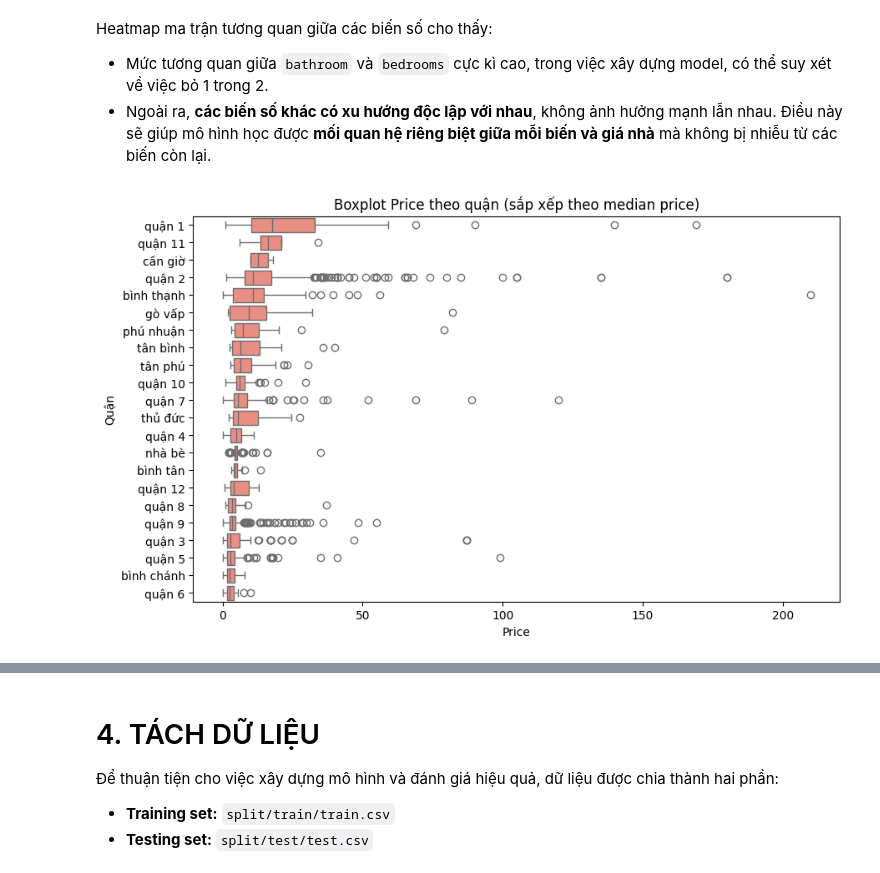
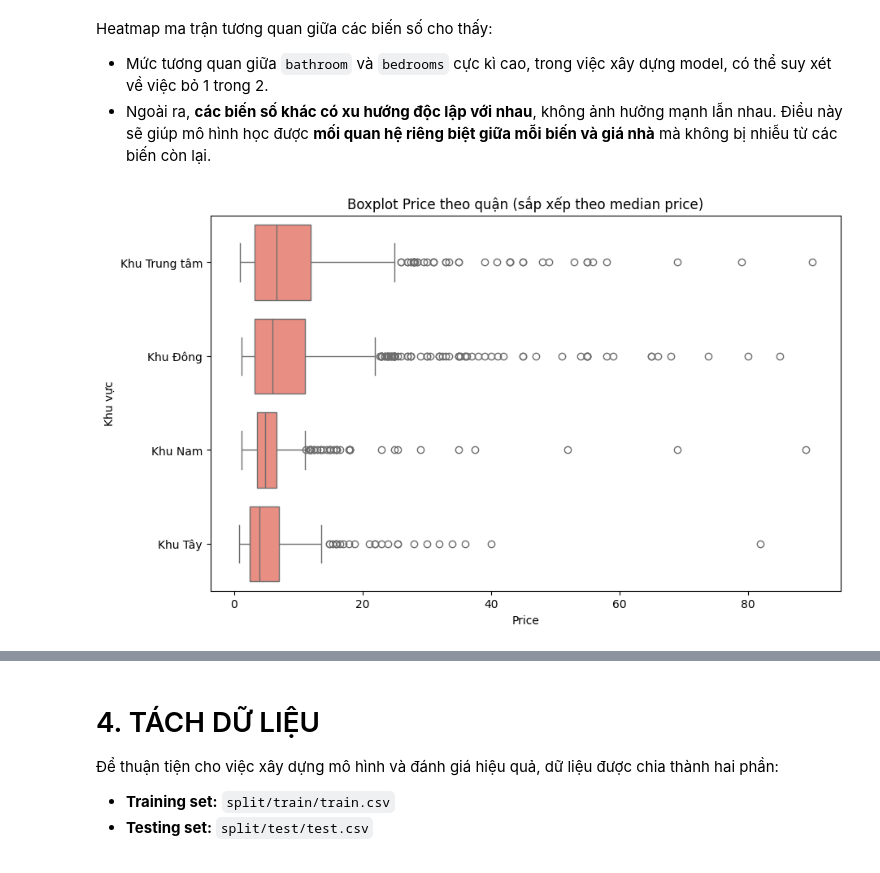
Before and after one commit to thloc1212/INTROML, a Jupyter notebook: notebook/eda.ipynb, the cells around one changed output, grey strips where cells are left out. Cells and saved outputs as stored; diff of their text form; code cells hidden in the pictures.

```diff
--- a/notebook/eda.ipynb
+++ b/notebook/eda.ipynb
@@ -140,0 +385,5 @@ Những giá trị này có thể không phản ánh đúng dữ liệu thực t
+# %%
+drop_price_lower_bound = 0.5  # 500 triệu
+drop_price_upper_bound = 100  # 100 tỷ
+
+df = df[(df['price'] >= drop_price_lower_bound) & (df['price'] <= drop_price_upper_bound)].reset_index(drop=True)
@@ -140,0 +397,5 @@ Những giá trị này có thể không phản ánh đúng dữ liệu thực t
+# %%
+drop_area_lower_bound = 10  # 10 m2
+drop_area_upper_bound = 500  # 500 m2
+
+df = df[(df['area'] >= drop_area_lower_bound) & (df['area'] <= drop_area_upper_bound)].reset_index(drop=True)
@@ -140,0 +407,3 @@ Những giá trị này có thể không phản ánh đúng dữ liệu thực t
+# %%
+drop_bedrooms_upper_bound = 10
+df = df[df['bedrooms'] <= drop_bedrooms_upper_bound].reset_index(drop=True)
@@ -140,0 +417,5 @@ Những giá trị này có thể không phản ánh đúng dữ liệu thực t
+# %%
+drop_bathrooms_lower_bound = 1
+drop_bathrooms_upper_bound = 10
+
+df = df[(df['bathrooms'] >= drop_bathrooms_lower_bound) & (df['bathrooms'] <= drop_bathrooms_upper_bound)].reset_index(drop=True)
@@ -210,20 +537,20 @@ Heatmap ma trận tương quan giữa các biến số cho thấy:
 - Mức tương quan giữa `bathroom` và `bedrooms` cực kì cao, trong việc xây dựng model, có thể suy xét về việc bỏ 1 trong 2.
 - Ngoài ra, **các biến số khác có xu hướng độc lập với nhau**, không ảnh hưởng mạnh lẫn nhau. Điều này sẽ giúp mô hình học được **mối quan hệ riêng biệt giữa mỗi biến và giá nhà** mà không bị nhiễu từ các biến còn lại.
 # %%
-median_by_address = df.groupby('address')['price'].median().sort_values(ascending=False)
+median_by_address = df.groupby('region')['price'].median().sort_values(ascending=False)
 sorted_addresses = median_by_address.index.tolist()
 
 plt.figure(figsize=(10,6))
 sns.boxplot(
-    y='address',
+    y='region',
     x='price',
     data=df,
     order=sorted_addresses,
     color='salmon'
 )
 plt.xlabel("Price")
-plt.ylabel("Quận")
+plt.ylabel("Khu vực")
 plt.title("Boxplot Price theo quận (sắp xếp theo median price)")
 plt.show()
 # %% [output]
-[figure, old version]
+[figure, new version]
```
Also changed, not shown: parts of 45 cells of this notebook, 8 other files.
